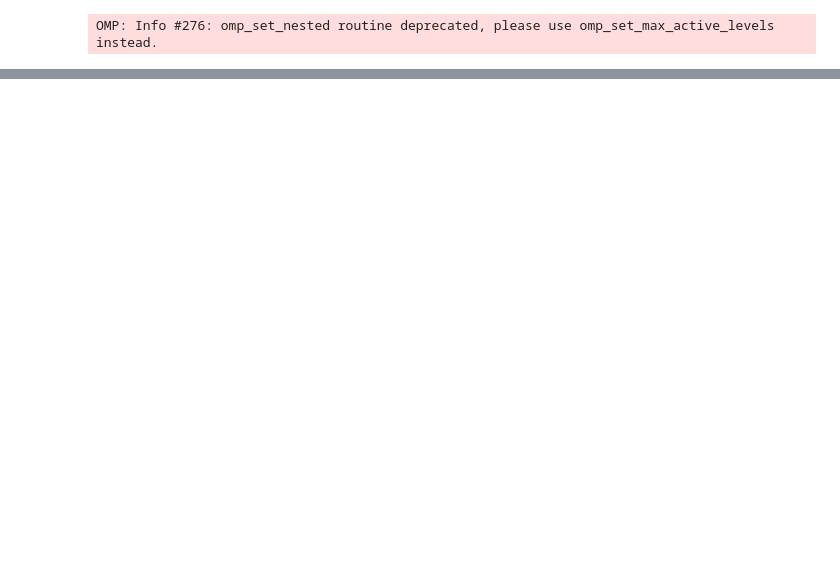
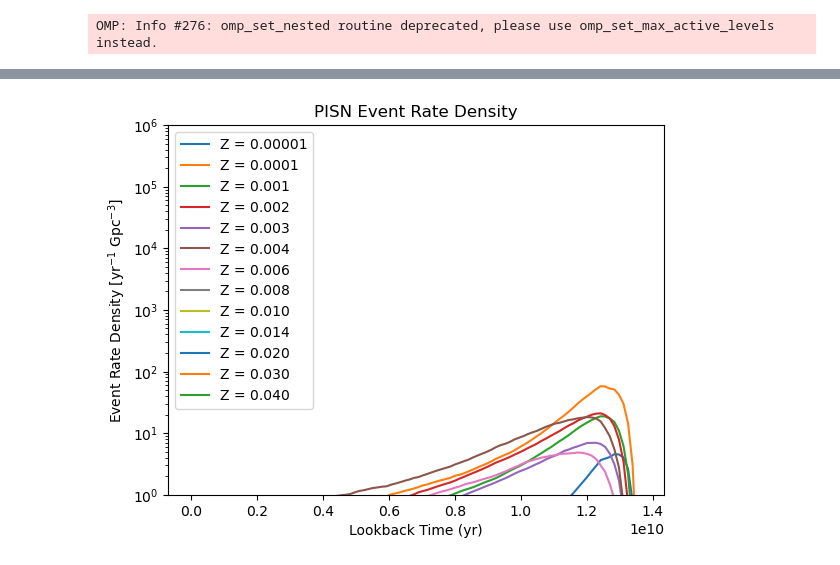
Before and after one commit to NicholaCharlton/Y4_Project, a Jupyter notebook: Nichola/Metallicity Specific Rates/CSP Module Edited.ipynb, the cells around one changed output, grey strips where cells are left out. Cells and saved outputs as stored; diff of their text form; code cells hidden in the pictures; blank space fills up the shorter version.

```diff
--- a/Nichola/Metallicity Specific Rates/CSP Module Edited.ipynb
+++ b/Nichola/Metallicity Specific Rates/CSP Module Edited.ipynb
@@ -329 +324,27 @@ CCSN_rates = np.sum(out[:,1:5], axis=0).sum(axis=0)
+# %%
+# all event rate densities for one event type
+
+plt.plot(edges[:-1], out[:,6][0], label='Z = 0.00001')
+plt.plot(edges[:-1], out[:,6][1], label='Z = 0.0001')
+plt.plot(edges[:-1], out[:,6][2], label='Z = 0.001')
+plt.plot(edges[:-1], out[:,6][3], label='Z = 0.002')
+plt.plot(edges[:-1], out[:,6][4], label='Z = 0.003')
+plt.plot(edges[:-1], out[:,6][5], label='Z = 0.004')
+plt.plot(edges[:-1], out[:,6][6], label='Z = 0.006')
+plt.plot(edges[:-1], out[:,6][7], label='Z = 0.008')
+plt.plot(edges[:-1], out[:,6][8], label='Z = 0.010')
+plt.plot(edges[:-1], out[:,6][9], label='Z = 0.014')
+plt.plot(edges[:-1], out[:,6][10], label='Z = 0.020')
+plt.plot(edges[:-1], out[:,6][11], label='Z = 0.030')
+plt.plot(edges[:-1], out[:,6][12], label='Z = 0.040')
+
+plt.yscale('log')
+plt.ylim(1e0, 1e6)
+plt.xlabel('Lookback Time (yr)')
+plt.ylabel(r"Event Rate Density [yr$^{-1}$ Gpc$^{-3}]$")
+plt.title('PISN Event Rate Density')
+plt.legend()
+plt.show()
+# %% [output]
+[figure, added]
 # %%
```
Also changed, not shown: parts of 6 cells of this notebook.
